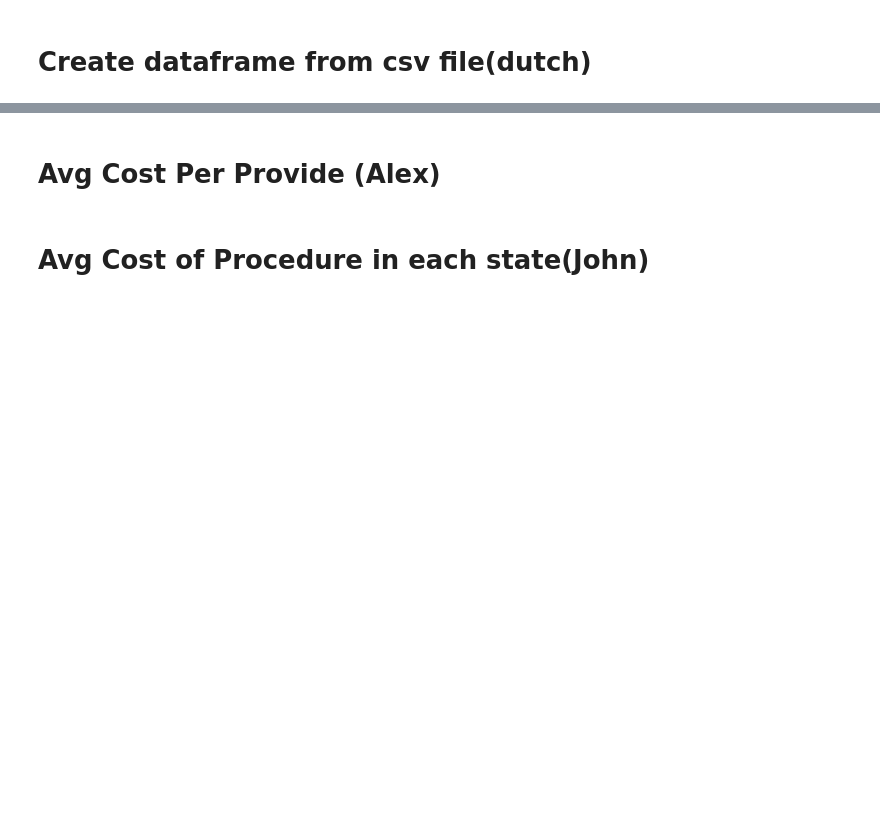
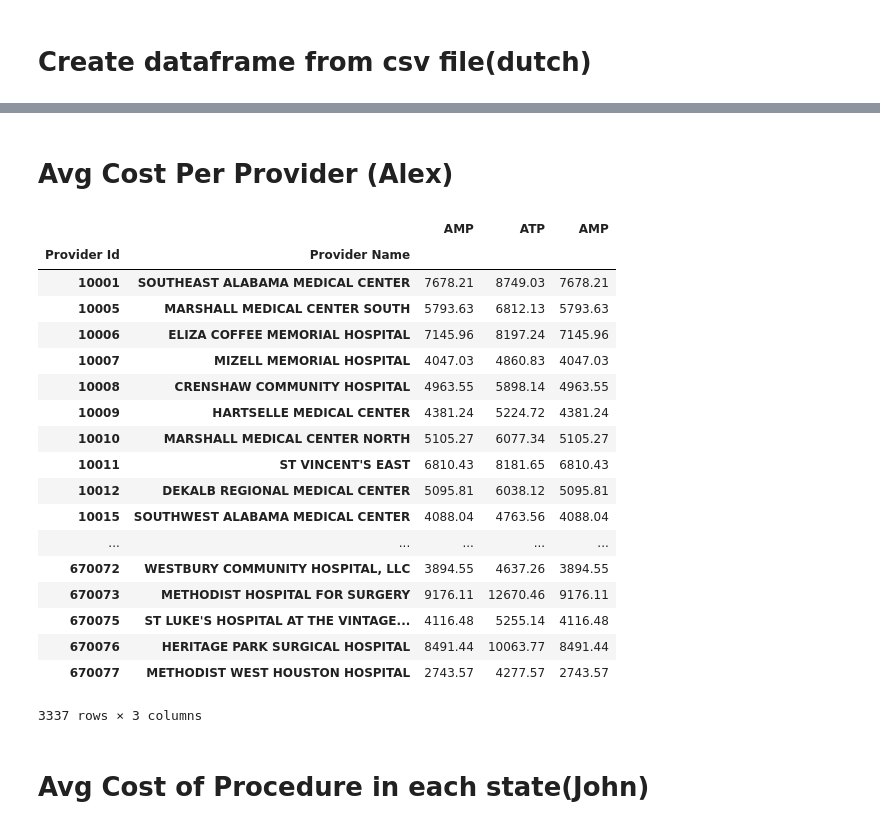
Before and after one commit to jwarlop/BC_Proj001, a Jupyter notebook: main.ipynb, the cells around one changed output, grey strips where cells are left out. Drawn from its saved outputs; the diff is of its cells as text; code cells hidden in the pictures; blank space fills up the shorter version.

Commit message:
added average cost DataFrame

```diff
--- a/main.ipynb
+++ b/main.ipynb
@@ -64,5 +76,47 @@ main_df.head()
 # %% [markdown]
-# Avg Cost Per Provide (Alex)
+# Avg Cost Per Provider (Alex)
+# %%
+# ACC = Average Covered Charges
+#     The provider's average charge for services covered by Medicare for all discharges in the DRG. These will vary from
+#     hospital to hospital because of differences in hospital charge structures.
+# ATP = Average Total Payments
+#     The average of Medicare payments to the provider for the DRG including the DRG amount, teaching,  disproportionate
+#     share, capital, and outlier payments for all cases. Also included are co-payment and deductible amounts that the
+#     patient is responsible for (average_medicare_payments)
+# AMP = Average Medicare Payments
+#     average_medicare_payments_2?
+#     Not sure what this column represents
+
+
+# Create a Groupby based on Provider Id and Provider name
+# Calculate mean values in ACC, ATP, AMP (or we may just be interested in what the patient pays)
+# I could also sum up the average value of payments by patient and by insurance to see average total value provider charges
+
+cost_df = main_df[["Provider Id", "Provider Name", "AMP", "ATP", "AMP"]]
+
+provider_group = cost_df.groupby(["Provider Id", "Provider Name"])
+avg_cost_group = round(provider_group.mean(),2)
+avg_cost_group
+# %% [output]
+|  |  | AMP | ATP | AMP |
+| Provider Id | Provider Name |  |  |  |
+| 10001 | SOUTHEAST ALABAMA MEDICAL CENTER | 7678.21 | 8749.03 | 7678.21 |
+| 10005 | MARSHALL MEDICAL CENTER SOUTH | 5793.63 | 6812.13 | 5793.63 |
+| 10006 | ELIZA COFFEE MEMORIAL HOSPITAL | 7145.96 | 8197.24 | 7145.96 |
+| 10007 | MIZELL MEMORIAL HOSPITAL | 4047.03 | 4860.83 | 4047.03 |
+| 10008 | CRENSHAW COMMUNITY HOSPITAL | 4963.55 | 5898.14 | 4963.55 |
+| 10009 | HARTSELLE MEDICAL CENTER | 4381.24 | 5224.72 | 4381.24 |
+| 10010 | MARSHALL MEDICAL CENTER NORTH | 5105.27 | 6077.34 | 5105.27 |
+| 10011 | ST VINCENT'S EAST | 6810.43 | 8181.65 | 6810.43 |
+| 10012 | DEKALB REGIONAL MEDICAL CENTER | 5095.81 | 6038.12 | 5095.81 |
+| 10015 | SOUTHWEST ALABAMA MEDICAL CENTER | 4088.04 | 4763.56 | 4088.04 |
+| ... | ... | ... | ... | ... |
+| 670072 | WESTBURY COMMUNITY HOSPITAL, LLC | 3894.55 | 4637.26 | 3894.55 |
+| 670073 | METHODIST HOSPITAL FOR SURGERY | 9176.11 | 12670.46 | 9176.11 |
+| 670075 | ST LUKE'S HOSPITAL AT THE VINTAGE... | 4116.48 | 5255.14 | 4116.48 |
+| 670076 | HERITAGE PARK SURGICAL HOSPITAL | 8491.44 | 10063.77 | 8491.44 |
+| 670077 | METHODIST WEST HOUSTON HOSPITAL | 2743.57 | 4277.57 | 2743.57 |
+3337 rows × 3 columns
 # %% [markdown]
 # Avg Cost of Procedure in each state(John)
 # %% [markdown]
```
Also changed, not shown: parts of 2 cells of this notebook.
